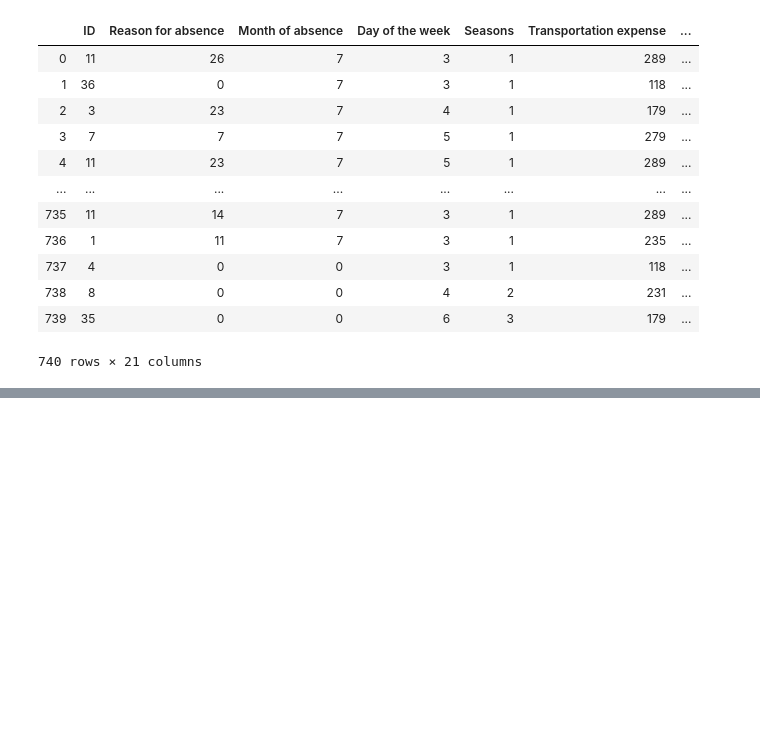
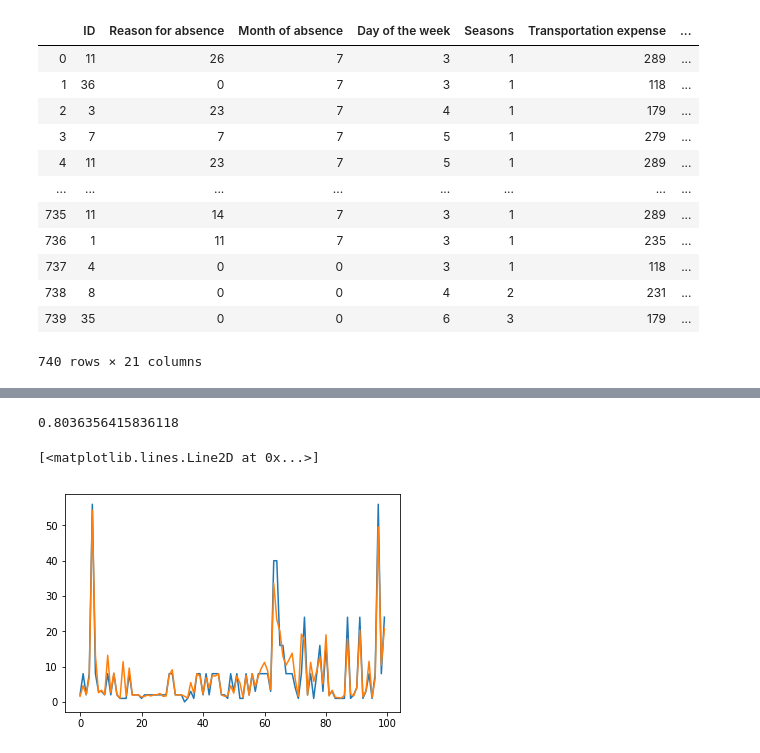
Before and after one commit to BombBurster/Applied-Machine-Learning-Assignment, a Jupyter notebook: Random Forest.ipynb, the cells around one changed output, grey strips where cells are left out. Cells and saved outputs as stored; diff of their text form; code cells hidden in the pictures; blank space fills up the shorter version.

```diff
--- a/Random Forest.ipynb
+++ b/Random Forest.ipynb
@@ -222,0 +225,4 @@ dts
+# %%
+import sklearn.ensemble as en
+rf2 = en.RandomForestRegressor(n_estimators=10)
+rf2.fit(X,y)
@@ -222,0 +237,10 @@ dts
+# %%
+from sklearn.metrics import r2_score
+y_pred = rf2.predict(X)
+print(r2_score(y, y_pred))
+plt.plot(y[100:200])
+plt.plot(y_pred[100:200])
+# %% [output]
+0.8036356415836118
+[<matplotlib.lines.Line2D at 0x...>]
+[figure, added]
```
Also changed, not shown: parts of 8 cells of this notebook.
